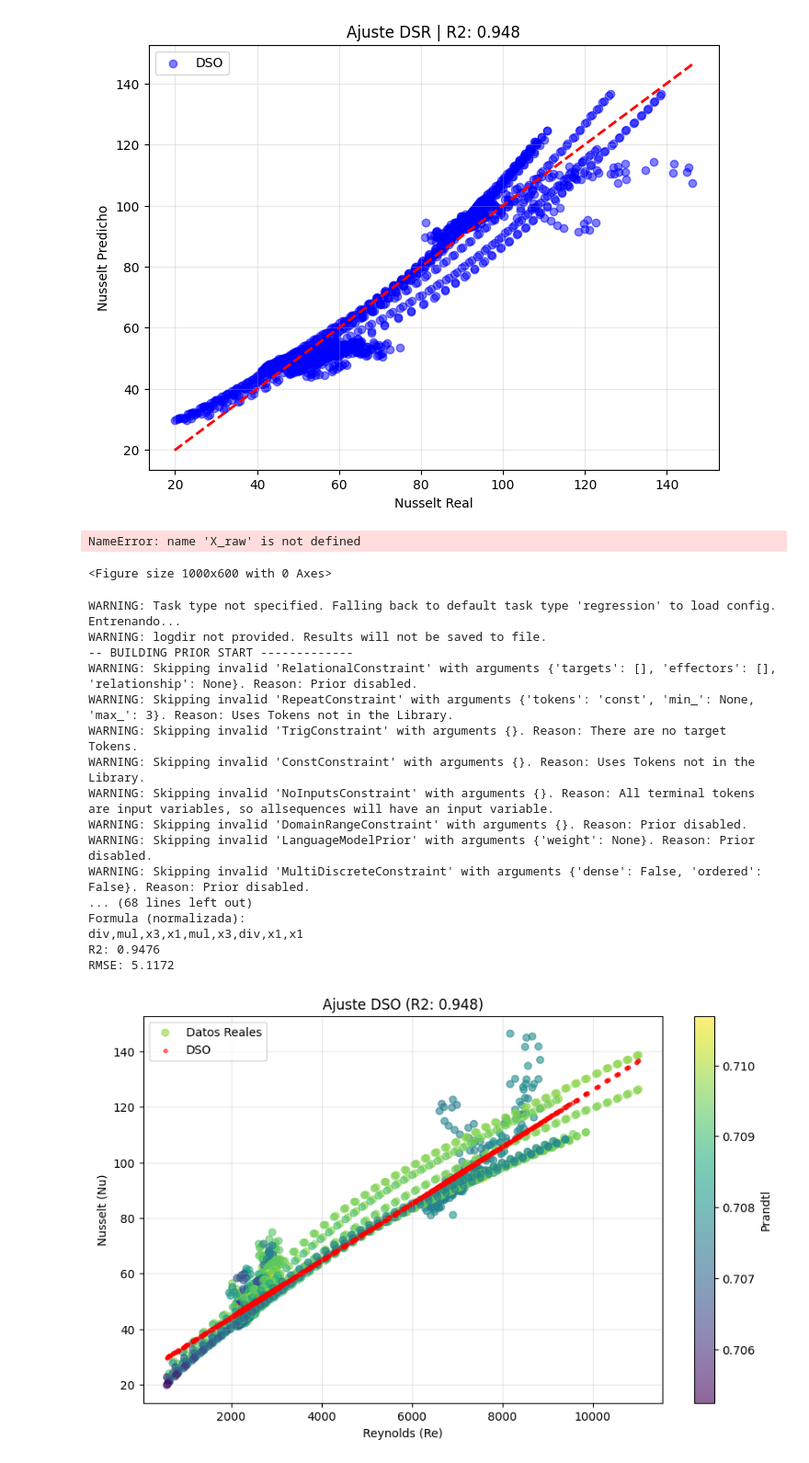
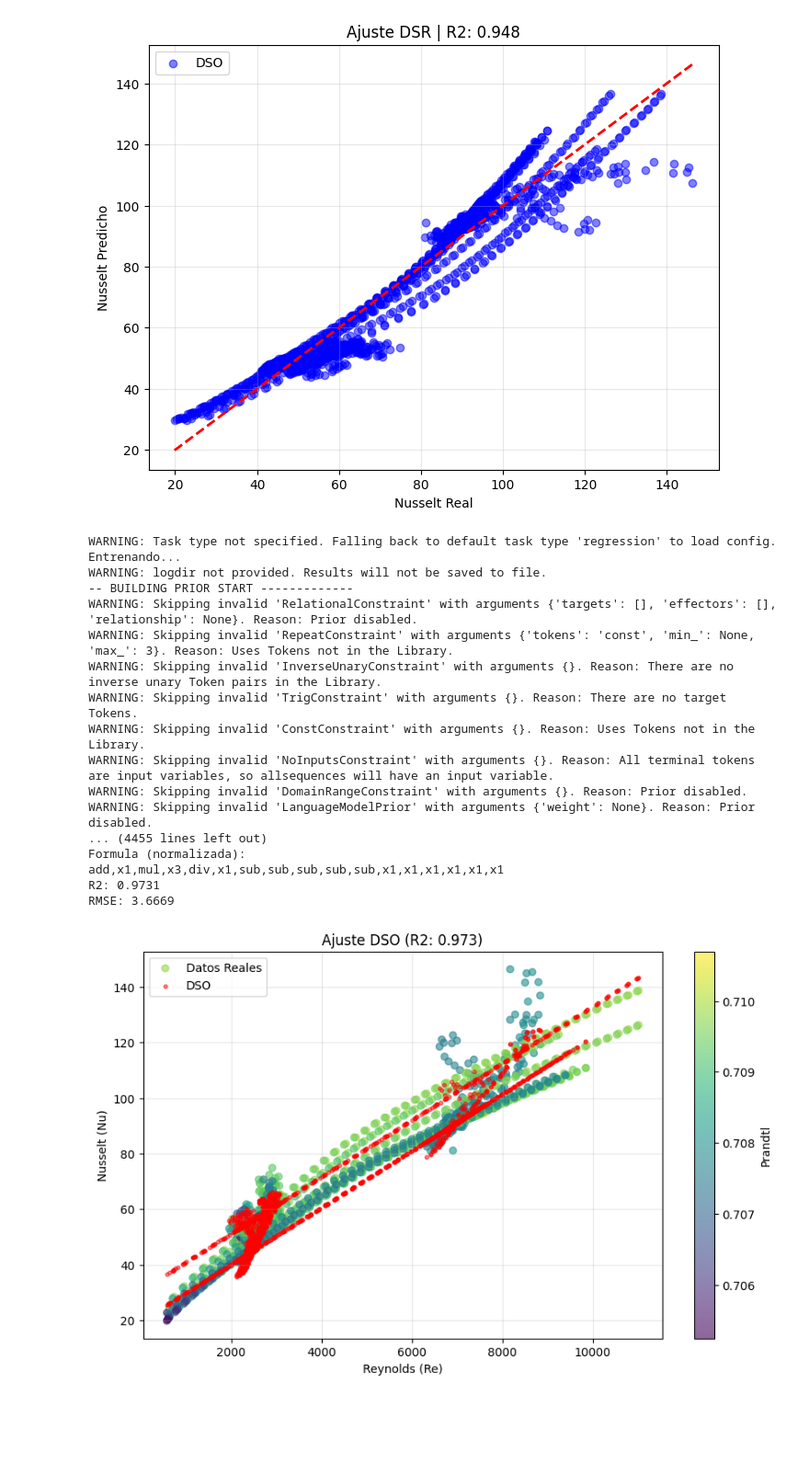
Before and after one commit to Mauroogonz/Proyecto_IC_2a, a Jupyter notebook: Proyecto_IC_DSR.ipynb, the cells around one changed output. Shown at 92% size. Saved outputs shown, nothing was run; the diff lists cells and outputs as text; code cells hidden in the pictures; blank space fills up the shorter version.

```diff
--- a/Proyecto_IC_DSR.ipynb
+++ b/Proyecto_IC_DSR.ipynb
@@ -540,33 +509,6 @@ WARNING: Skipping invalid 'DomainRangeConstraint' with arguments {}. Reason: Pri
 R2: 0.9476
 RMSE: 5.1172
 [figure]
-# %%
-# ==========================================
-# GRÁFICO (Estilo EQL: Nu vs Reynolds)
-# ==========================================
-plt.figure(figsize=(10, 6))
-
-# 1. Datos Reales (Scatter multicolor según Prandtl)
-# X_raw[:, 0] = Reynolds, X_raw[:, 1] = Prandtl
-sc = plt.scatter(X_raw[:, 0], y_raw,
-                 c=X_raw[:, 1], cmap='viridis',
-                 alpha=0.6, label='Datos Reales')
-
-# 2. Predicción DSO (Puntos rojos superpuestos)
-plt.scatter(X_raw[:, 0], y_pred,
-            color='red', s=10, alpha=0.5, label='Predicción DSO')
-
-# Detalles estéticos
-plt.colorbar(sc, label='Prandtl')
-plt.xlabel('Reynolds (Re)')
-plt.ylabel('Nusselt (Nu)')
-plt.title(f'Ajuste DSO: Nu vs Re (R2: {r2:.4f})')
-plt.legend()
-plt.grid(True, alpha=0.3)
-plt.show()
-# %% [output]
-NameError: name 'X_raw' is not defined
-<Figure size 1000x600 with 0 Axes>
 # %%
 import pandas as pd
 import numpy as np
@@ -602,10 +544,10 @@ def main():
     # 2. Configuracion
     config = {
         "task": {
-            "function_set": ["add", "sub", "mul", "div", "exp", "log", "sqrt"],
+            "function_set": ["add", "sub", "mul", "div", "log", "sqrt"],
         },
         "training": {
-            "n_samples": 2000,
+            "n_samples": 2000000,
             "batch_size": 500,
             "epsilon": 0.05,
             "baseline": "R_e",
@@ -640,39 +582,39 @@ def main():
                      c=X_raw[:, 1], cmap='viridis',
                      alpha=0.6, label='Datos Reales')
 
     # Prediccion
     plt.scatter(X_raw[:, 0], y_pred,
                 color='red', s=10, alpha=0.5, label='DSO')
 
     plt.colorbar(sc, label='Prandtl')
     plt.xlabel('Reynolds (Re)')
     plt.ylabel('Nusselt (Nu)')
     plt.title(f'Ajuste DSO (R2: {r2:.3f})')
     plt.legend()
     plt.grid(True, alpha=0.3)
     plt.show()
 
 if __name__ == "__main__":
     main()
 # %% [output]
 WARNING: Task type not specified. Falling back to default task type 'regression' to load config.
 Entrenando...
 WARNING: logdir not provided. Results will not be saved to file.
 -- BUILDING PRIOR START -------------
 WARNING: Skipping invalid 'RelationalConstraint' with arguments {'targets': [], 'effectors': [], 'relationship': None}. Reason: Prior disabled.
 WARNING: Skipping invalid 'RepeatConstraint' with arguments {'tokens': 'const', 'min_': None, 'max_': 3}. Reason: Uses Tokens not in the Library.
+WARNING: Skipping invalid 'InverseUnaryConstraint' with arguments {}. Reason: There are no inverse unary Token pairs in the Library.
 WARNING: Skipping invalid 'TrigConstraint' with arguments {}. Reason: There are no target Tokens.
 WARNING: Skipping invalid 'ConstConstraint' with arguments {}. Reason: Uses Tokens not in the Library.
 WARNING: Skipping invalid 'NoInputsConstraint' with arguments {}. Reason: All terminal tokens are input variables, so allsequences will have an input variable.
 WARNING: Skipping invalid 'DomainRangeConstraint' with arguments {}. Reason: Prior disabled.
 WARNING: Skipping invalid 'LanguageModelPrior' with arguments {'weight': None}. Reason: Prior disabled.
-WARNING: Skipping invalid 'MultiDiscreteConstraint' with arguments {'dense': False, 'ordered': False}. Reason: Prior disabled.
-... (68 lines left out)
+... (4455 lines left out)
 Formula (normalizada):
-div,mul,x3,x1,mul,x3,div,x1,x1
-R2: 0.9476
-RMSE: 5.1172
+add,x1,mul,x3,div,x1,sub,sub,sub,sub,sub,x1,x1,x1,x1,x1,x1
+R2: 0.9731
+RMSE: 3.6669
-[figure, old version]
+[figure, new version]
 # %%
 import pandas as pd
 import numpy as np
```
Also changed, not shown: parts of 4 cells of this notebook, 44 other files.
